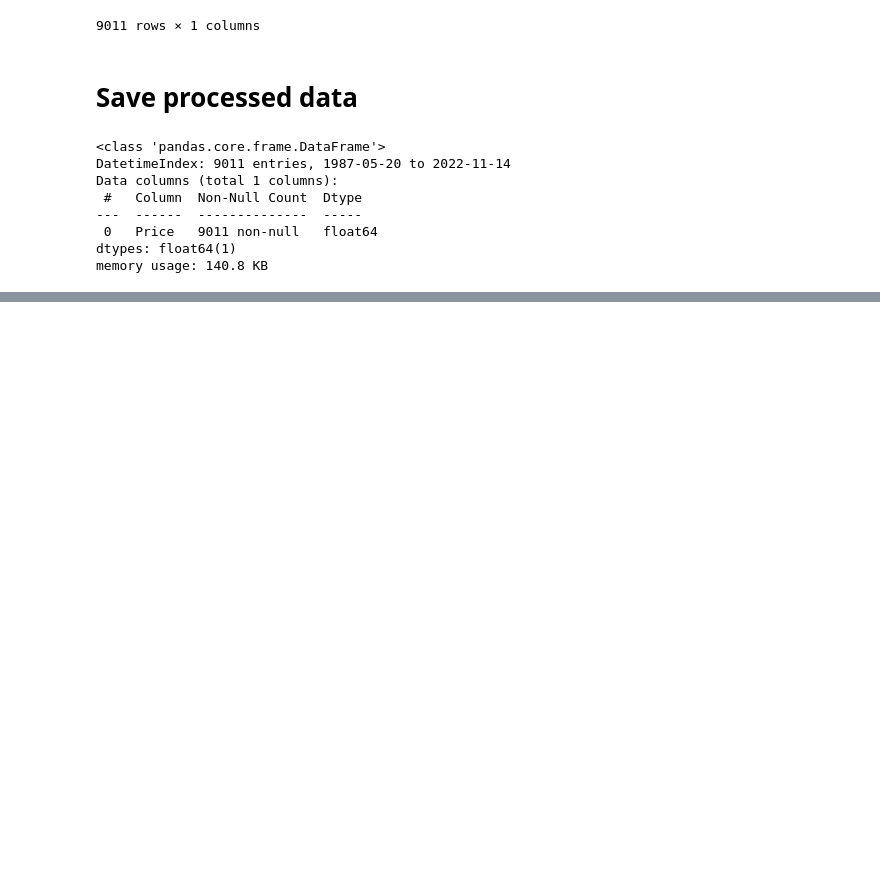
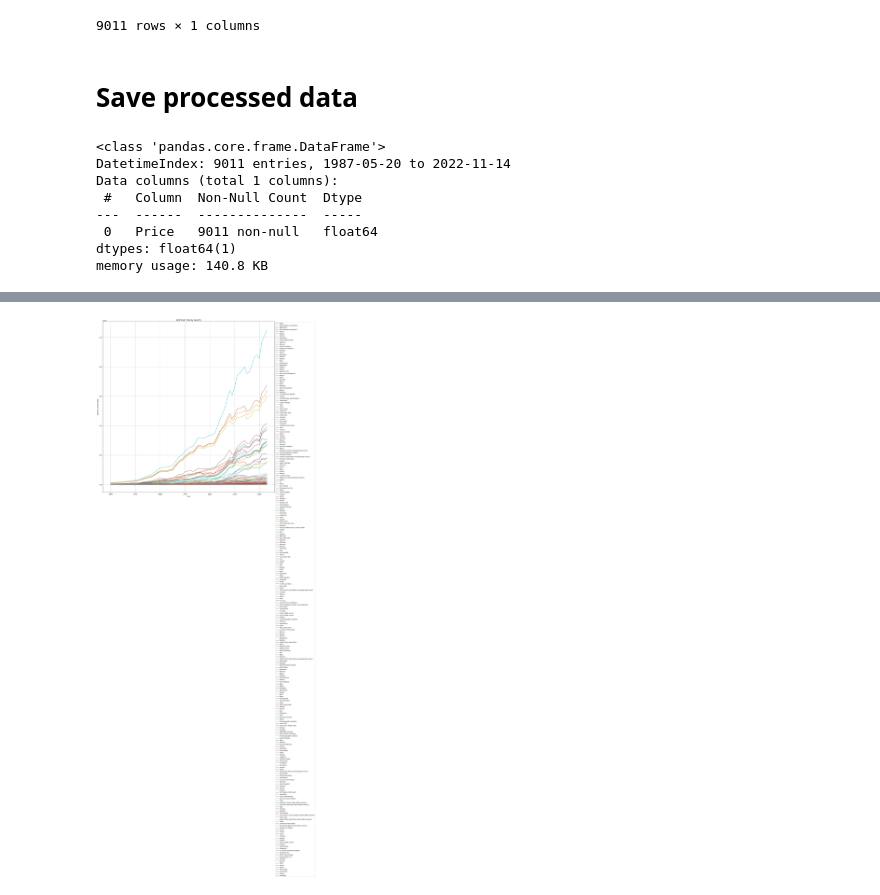
Before and after one commit to DegaregeN/Time-series-data-modeling-, a Jupyter notebook: notebooks/01-data-preprocessing.ipynb, the cells around one changed output, grey strips where cells are left out. Cells and saved outputs as stored; diff of their text form; code cells hidden in the pictures; blank space fills up the shorter version.

```diff
--- a/notebooks/01-data-preprocessing.ipynb
+++ b/notebooks/01-data-preprocessing.ipynb
@@ -94,0 +97,2 @@ memory usage: 140.8 KB
+# %%
+df1 = pd.read_csv('../data/external/World Development Indicators 2/API_NY.GDP.MKTP.CD_DS2_en_csv_v2_9865.csv')
@@ -94,0 +115,30 @@ memory usage: 140.8 KB
+# %%
+import matplotlib.pyplot as plt
+
+# Filter the dataset to include only rows related to GDP
+gdp_data = df1[df1['Indicator Name'] == 'GDP (current US$)']
+
+# Extract the years from the columns starting after the metadata columns
+years = gdp_data.columns[4:].astype(int)
+
+# Initialize the plot
+plt.figure(figsize=(16, 20))
+
+# Loop over each country in the GDP dataset
+for _, row in gdp_data.iterrows():
+    country_name = row['Country Name']
+    gdp_values = row[4:].values  # Extract GDP values for each year
+    plt.plot(years, gdp_values, label=country_name)
+
+# Adding labels and title
+plt.xlabel('Year')
+plt.ylabel('GDP (in current USD)')
+plt.title('GDP Over Time by Country')
+plt.legend(loc='upper left', bbox_to_anchor=(1, 1), ncol=1, fontsize='small')
+plt.grid(True)
+plt.tight_layout()  # Adjust layout for readability
+
+# Show plot
+plt.show()
+# %% [output]
+[figure, added]
```
Also changed, not shown: parts of 5 cells of this notebook, 1 other file.
